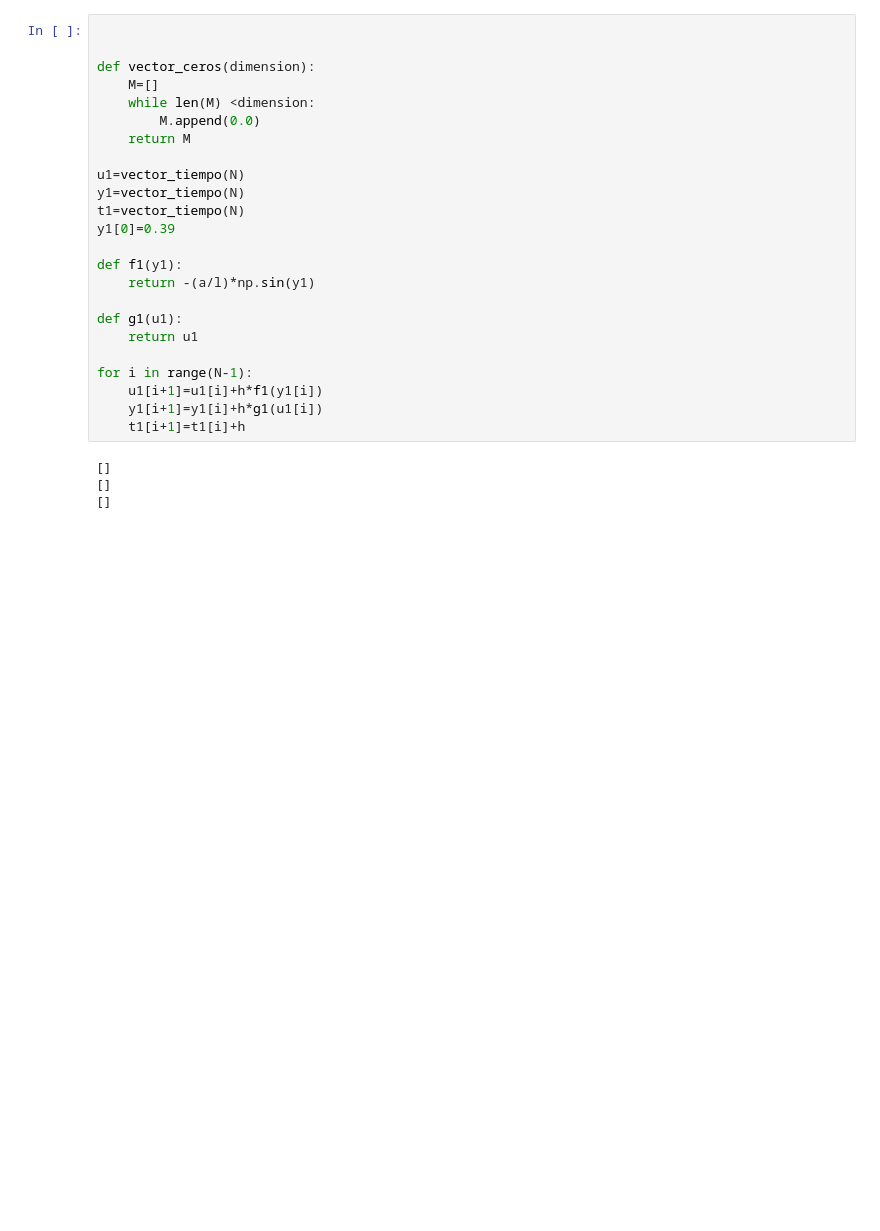
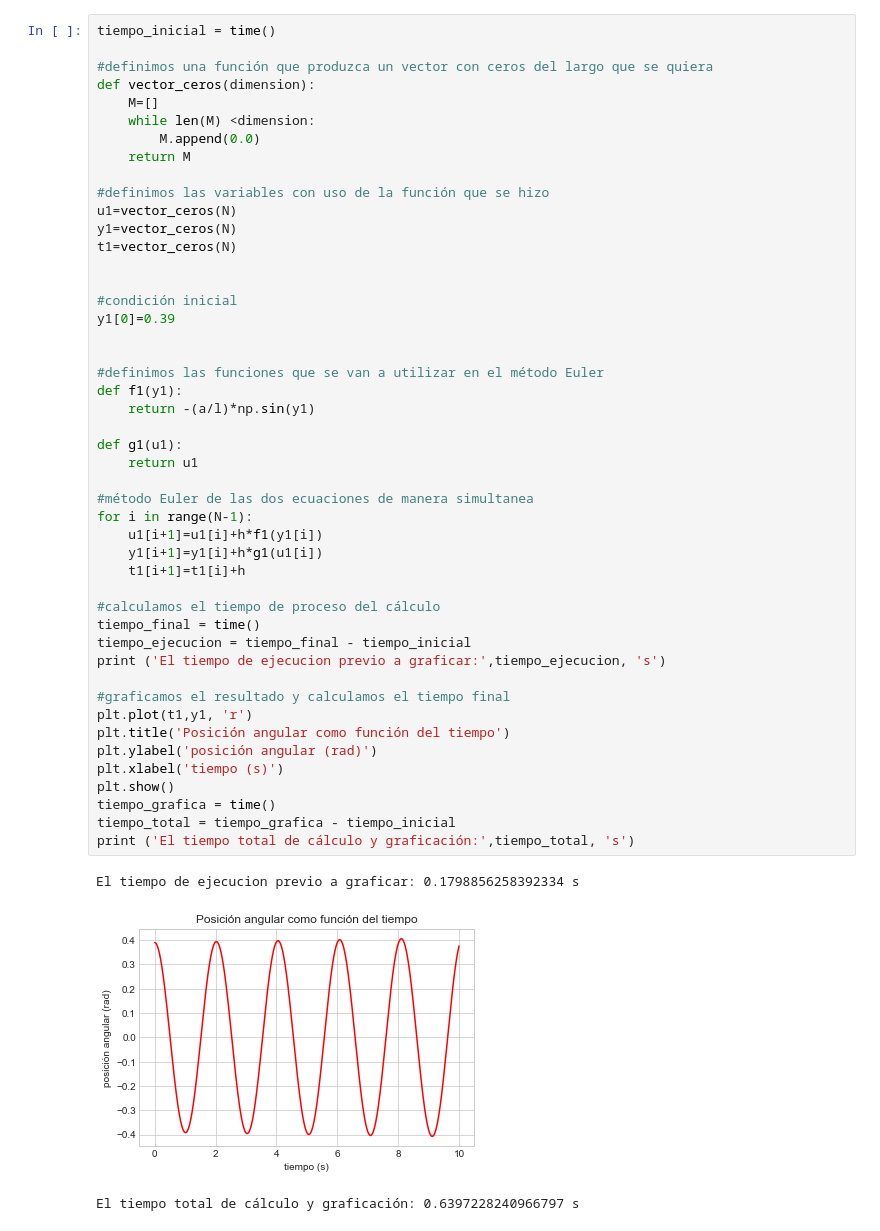
Before and after one commit to DCIDA2019/dcida2020ii-FabianHdzGtz, a Jupyter notebook: Aug28/Pendulo.ipynb, the cells around one changed output. Cells and saved outputs as stored; diff of their text form; blank space fills up the shorter version.

```diff
--- a/Aug28/Pendulo.ipynb
+++ b/Aug28/Pendulo.ipynb
@@ -20,28 +34,51 @@ h=abs(t0-tf/N)
 # %%
+tiempo_inicial = time()
 
-
+#definimos una función que produzca un vector con ceros del largo que se quiera
 def vector_ceros(dimension):
     M=[]
     while len(M) <dimension:
         M.append(0.0)
     return M
 
-u1=vector_tiempo(N)
-y1=vector_tiempo(N)
-t1=vector_tiempo(N)
+#definimos las variables con uso de la función que se hizo
+u1=vector_ceros(N)
+y1=vector_ceros(N)
+t1=vector_ceros(N)
+
+
+#condición inicial
 y1[0]=0.39
 
+
+#definimos las funciones que se van a utilizar en el método Euler
 def f1(y1):
     return -(a/l)*np.sin(y1)
 
 def g1(u1):
     return u1
 
+#método Euler de las dos ecuaciones de manera simultanea
 for i in range(N-1):
     u1[i+1]=u1[i]+h*f1(y1[i])
     y1[i+1]=y1[i]+h*g1(u1[i])
     t1[i+1]=t1[i]+h
+
+#calculamos el tiempo de proceso del cálculo
+tiempo_final = time()
+tiempo_ejecucion = tiempo_final - tiempo_inicial
+print ('El tiempo de ejecucion previo a graficar:',tiempo_ejecucion, 's')
+
+#graficamos el resultado y calculamos el tiempo final
+plt.plot(t1,y1, 'r')
+plt.title('Posición angular como función del tiempo')
+plt.ylabel('posición angular (rad)')
+plt.xlabel('tiempo (s)')
+plt.show()
+tiempo_grafica = time()
+tiempo_total = tiempo_grafica - tiempo_inicial
+print ('El tiempo total de cálculo y graficación:',tiempo_total, 's')
 # %% [output]
-[]
-[]
-[]
+El tiempo de ejecucion previo a graficar: 0.1798856258392334 s
+[figure, added]
+El tiempo total de cálculo y graficación: 0.6397228240966797 s
```
Also changed, not shown: parts of 13 cells of this notebook.
